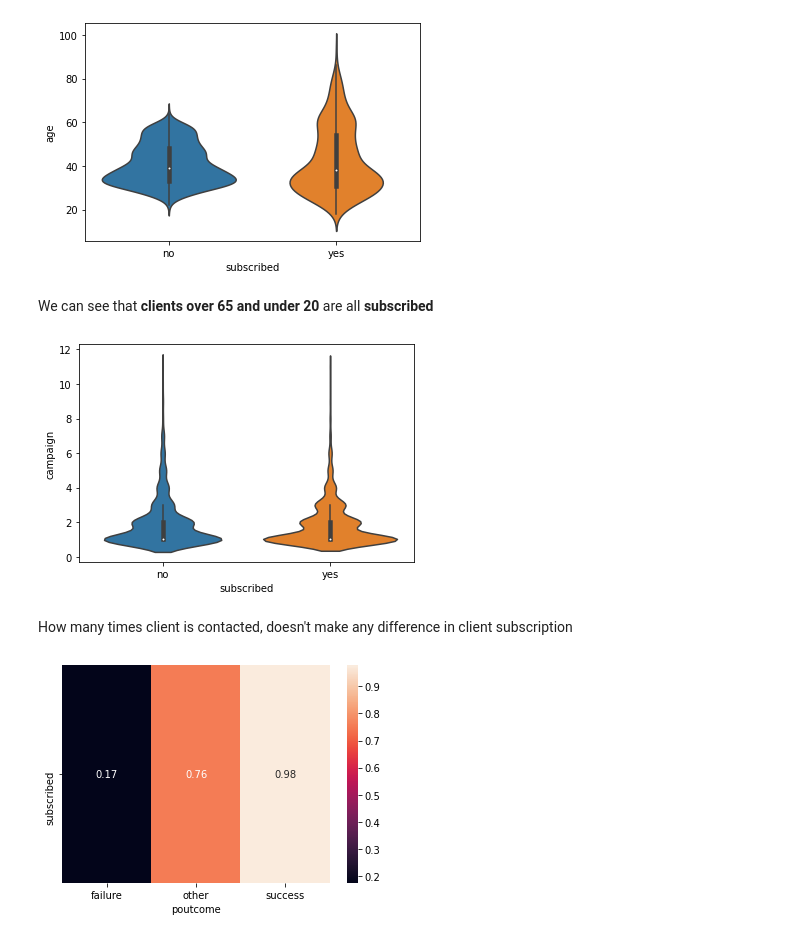
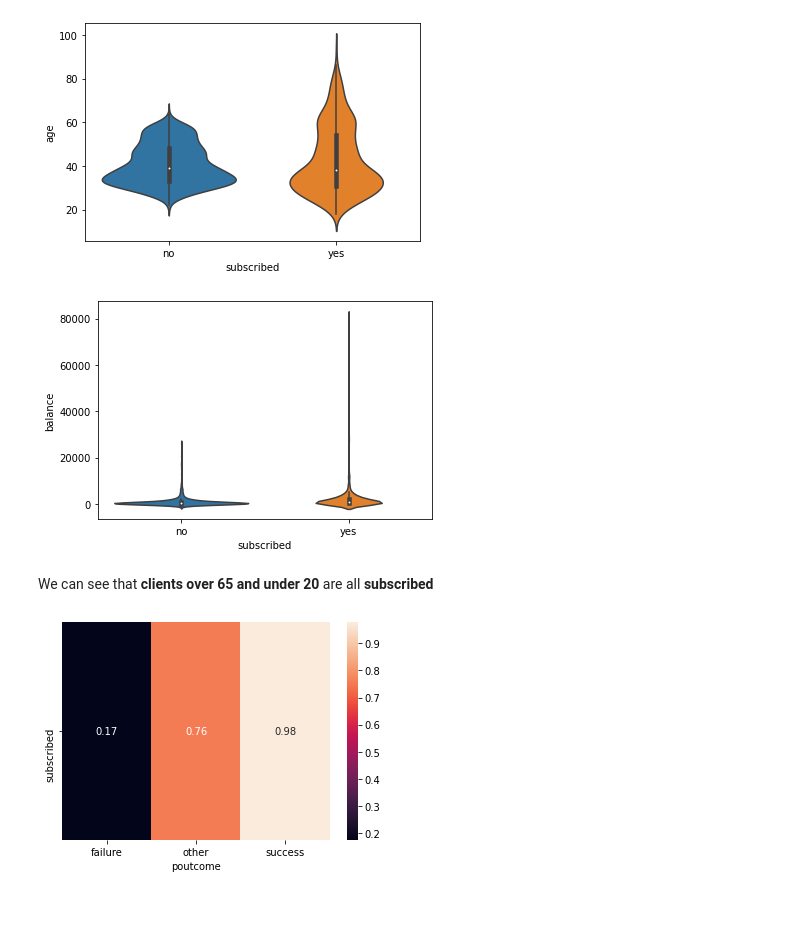
Before and after one commit to mandricic/CS5062, a Jupyter notebook: etivity1.ipynb, the cells around one changed output. Drawn from its saved outputs; the diff is of its cells as text; code cells hidden in the pictures; blank space fills up the shorter version.

```diff
--- a/etivity1.ipynb
+++ b/etivity1.ipynb
@@ -102,15 +91,13 @@ sns.violinplot(data=df, x='subscribed', y='age')
 plt.show()
 # %% [output]
 [figure]
+# %%
+sns.violinplot(data=df, x='subscribed', y='balance')
+plt.show()
+# %% [output]
+[figure, added]
 # %% [markdown]
 We can see that **clients** **over 65 and under 20** are all **subscribed**
-# %%
-sns.violinplot(data=df, x='subscribed', y='campaign')
-plt.show()
-# %% [output]
-[figure, removed]
-# %% [markdown]
-How many times client is contacted, doesn't make any difference in client subscription
 # %%
 pivot_table_LCG = df.pivot_table(values='subscribed',
                            columns='poutcome',
```
Also changed, not shown: parts of 6 cells of this notebook.
